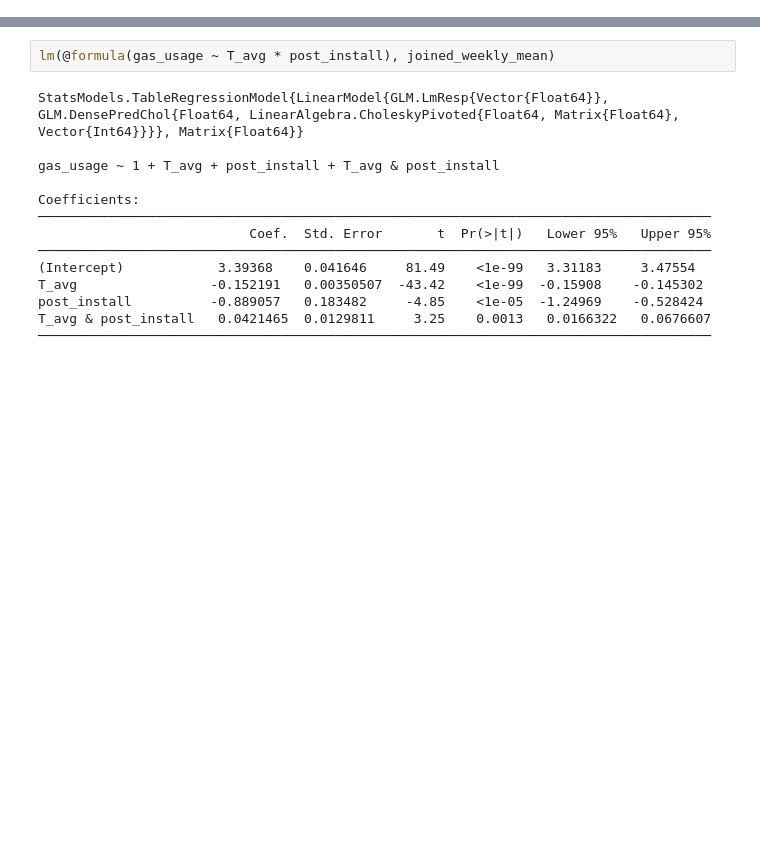
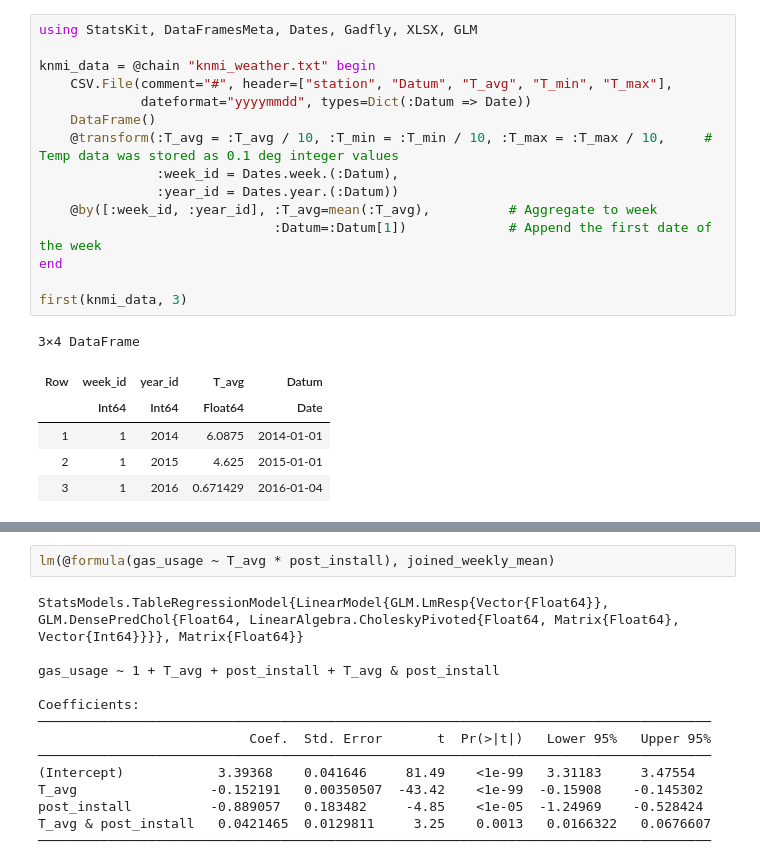
Before and after one commit to PaulHiemstra/eval_julia, a Jupyter notebook: eval_julia_article.ipynb, the cells around one changed output, grey strips where cells are left out. Saved outputs shown, nothing was run; the diff lists cells and outputs as text; blank space fills up the shorter version.

```diff
--- a/eval_julia_article.ipynb
+++ b/eval_julia_article.ipynb
@@ -23,0 +36,22 @@ The following Julia code reproduces the analyse of my [gas usage article](https:
+# %%
+using StatsKit, DataFramesMeta, Dates, Gadfly, XLSX, GLM
+
+knmi_data = @chain "knmi_weather.txt" begin
+    CSV.File(comment="#", header=["station", "Datum", "T_avg", "T_min", "T_max"],
+             dateformat="yyyymmdd", types=Dict(:Datum => Date))
+    DataFrame()
+    @transform(:T_avg = :T_avg / 10, :T_min = :T_min / 10, :T_max = :T_max / 10,     # Temp data was stored as 0.1 deg integer values
+               :week_id = Dates.week.(:Datum),
+               :year_id = Dates.year.(:Datum))
+    @by([:week_id, :year_id], :T_avg=mean(:T_avg),          # Aggregate to week
+                              :Datum=:Datum[1])             # Append the first date of the week
+end
+
+first(knmi_data, 3)
+# %% [output]
+3×4 DataFrame
+| Row | week_id | year_id | T_avg | Datum |
+|  | Int64 | Int64 | Float64 | Date |
+| 1 | 1 | 2014 | 6.0875 | 2014-01-01 |
+| 2 | 1 | 2015 | 4.625 | 2015-01-01 |
+| 3 | 1 | 2016 | 0.671429 | 2016-01-04 |
```
Also changed, not shown: parts of 10 cells of this notebook, 4 other files.
